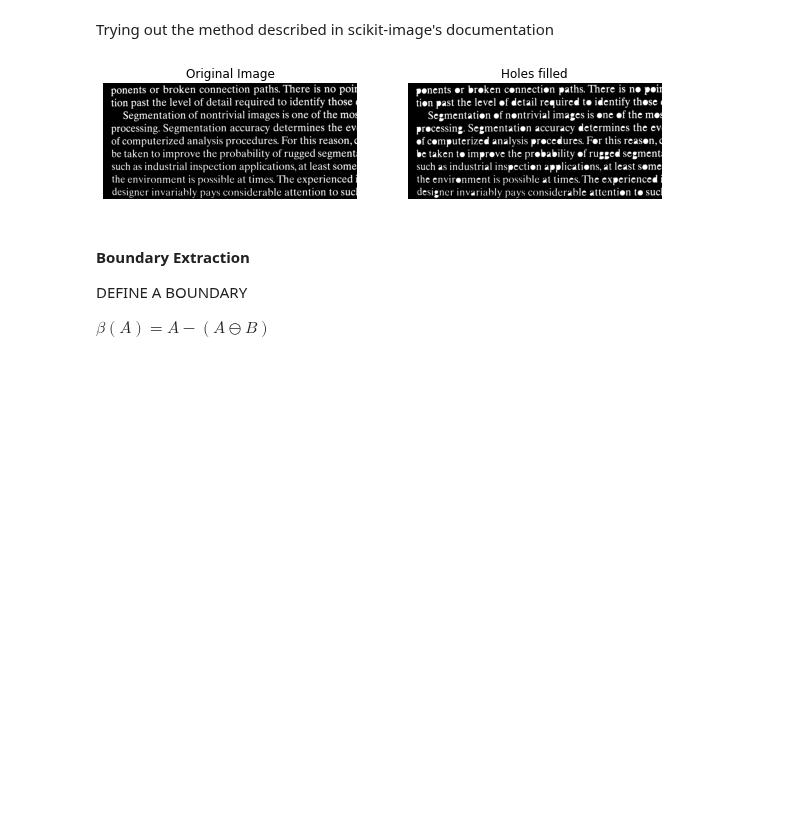
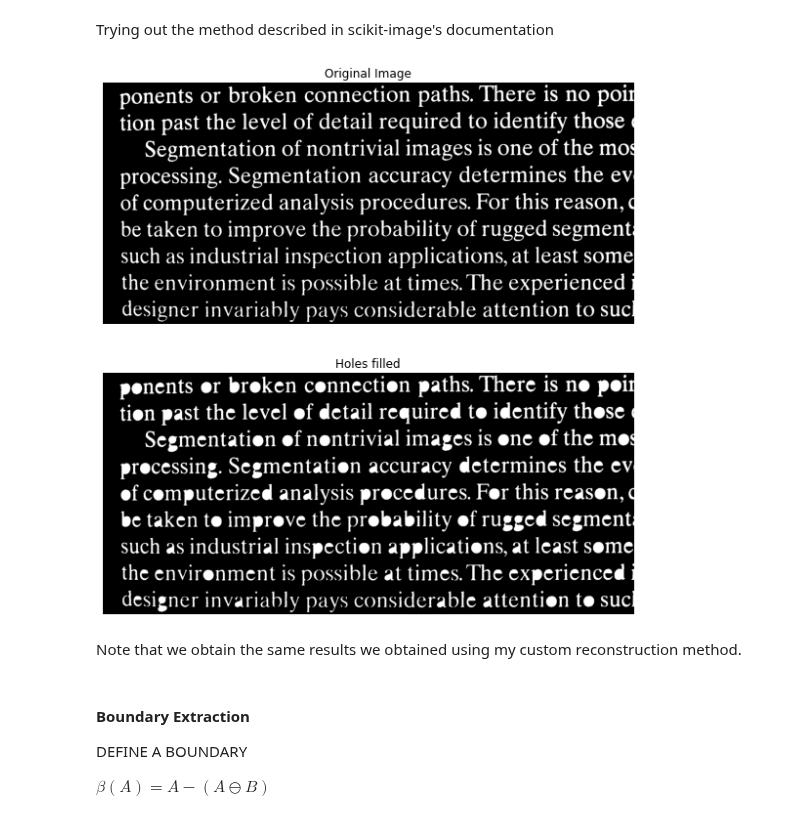
Before and after one commit to ecolon08/Digital-Image-Processing, a Jupyter notebook: Morphological Image Processing/ec_dip_morphological_01.ipynb, the cells around one changed output. Saved outputs shown, nothing was run; the diff lists cells and outputs as text; code cells hidden in the pictures; blank space fills up the shorter version.

```diff
--- a/Morphological Image Processing/ec_dip_morphological_01.ipynb
+++ b/Morphological Image Processing/ec_dip_morphological_01.ipynb
@@ -624,26 +629,28 @@ Trying out the method described in scikit-image's documentation
 # %%
 # let me try to write this out myself
 
 # create marker/seed image
 img_mrkr_txt = np.copy(img_book_txt)
 img_mrkr_txt[1:-1, 1:-1] = img_mrkr_txt.max()
 
 # perform reconstruction by erosion
 img_book_txt_hole_fill = morphology.reconstruction(seed=img_mrkr_txt, mask=img_book_txt, method='erosion')
 
 # display results
-fig_book_hole, ax_book_hole = plt.subplots(1, 2, figsize=(10,10))
+fig_book_hole, ax_book_hole = plt.subplots(2, 1, figsize=(10,10))
 ax_book_hole = ax_book_hole.ravel()
 
 ax_book_hole[0].imshow(img_book_txt, cmap='gray')
 ax_book_hole[0].set_title("Original Image")
 ax_book_hole[0].axis('off')
 
 ax_book_hole[1].imshow(img_book_txt_hole_fill, cmap='gray')
 ax_book_hole[1].set_title("Holes filled")
 ax_book_hole[1].axis('off');
 # %% [output]
-[figure, old version]
+[figure, new version]
+# %% [markdown]
+Note that we obtain the same results we obtained using my custom reconstruction method.
 # %% [markdown]
 #### Boundary Extraction
 DEFINE A BOUNDARY
```
Also changed, not shown: parts of 9 cells of this notebook.
